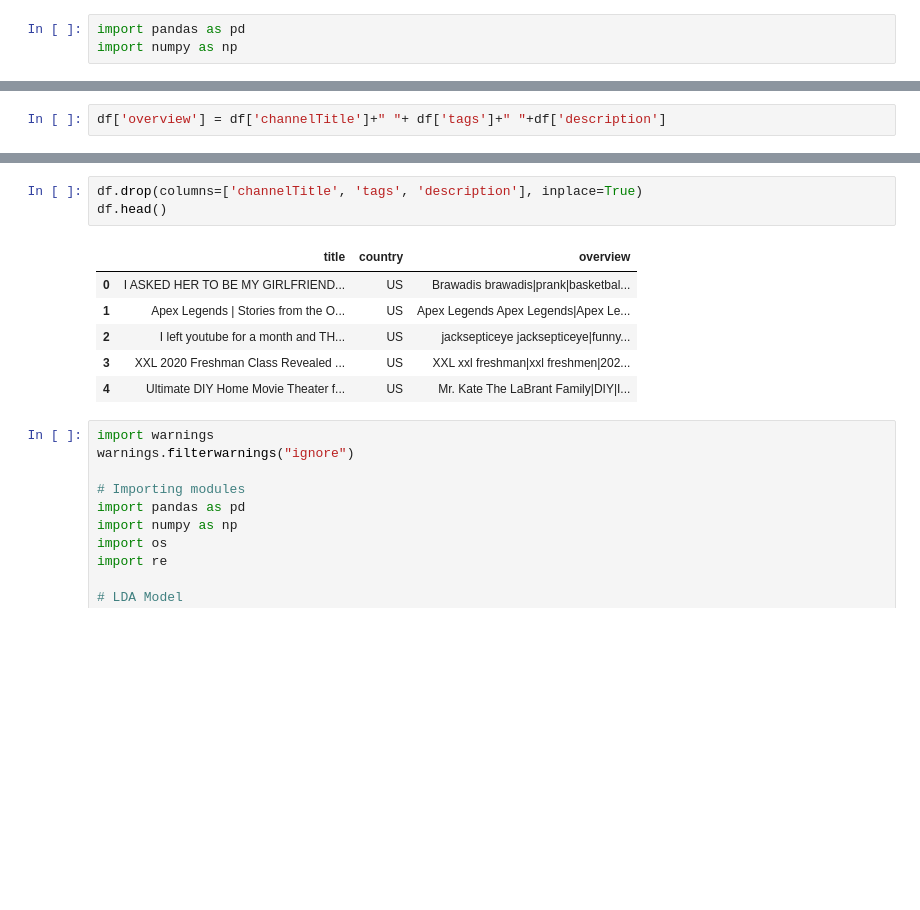
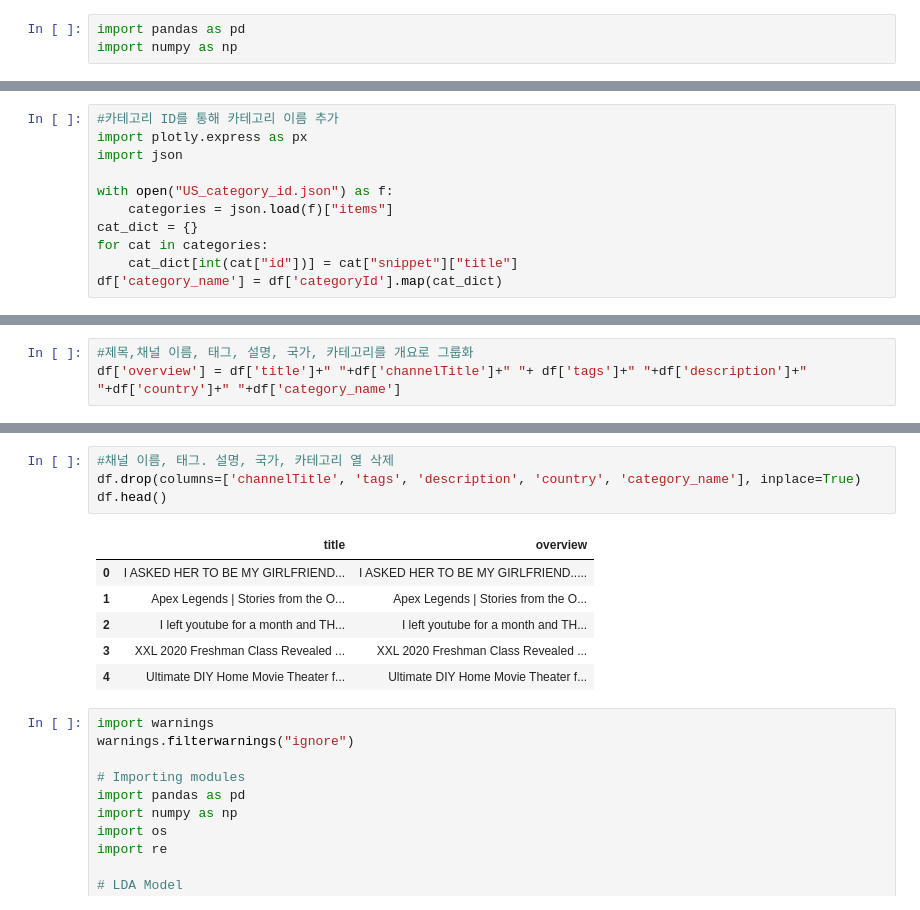
Before and after one commit to Hyeok000/OSSW_Project, a Jupyter notebook: Project.ipynb, the cells around one changed output, grey strips where cells are left out. Saved outputs shown, nothing was run; the diff lists cells and outputs as text; blank space fills up the shorter version.

```diff
--- a/Project.ipynb
+++ b/Project.ipynb
@@ -32,3 +34,14 @@ Data columns (total 17 columns):
  16  country            56191 non-null  object
 dtypes: bool(2), datetime64[ns, UTC](2), int64(5), object(8)
 memory usage: 6.5+ MB
+# %%
+#카테고리 ID를 통해 카테고리 이름 추가
+import plotly.express as px
+import json
+
+with open("US_category_id.json") as f:
+    categories = json.load(f)["items"]
+cat_dict = {}
+for cat in categories:
+    cat_dict[int(cat["id"])] = cat["snippet"]["title"]
+df['category_name'] = df['categoryId'].map(cat_dict)
@@ -141,5 +187,6 @@ memory usage: 462.3+ KB
-# %%
-df['overview'] = df['channelTitle']+" "+ df['tags']+" "+df['description']
+# %%
+#제목,채널 이름, 태그, 설명, 국가, 카테고리를 개요로 그룹화
+df['overview'] = df['title']+" "+df['channelTitle']+" "+ df['tags']+" "+df['description']+" "+df['country']+" "+df['category_name']
 # %%
 df.head()
 # %% [output]
@@ -152,13 +199,14 @@ df.head()
 # %%
-df.drop(columns=['channelTitle', 'tags', 'description'], inplace=True)
+#채널 이름, 태그. 설명, 국가, 카테고리 열 삭제
+df.drop(columns=['channelTitle', 'tags', 'description', 'country', 'category_name'], inplace=True)
 df.head()
 # %% [output]
-|  | title | country | overview |
-| 0 | I ASKED HER TO BE MY GIRLFRIEND... | US | Brawadis brawadis|prank|basketbal... |
-| 1 | Apex Legends | Stories from the O... | US | Apex Legends Apex Legends|Apex Le... |
-| 2 | I left youtube for a month and TH... | US | jacksepticeye jacksepticeye|funny... |
-| 3 | XXL 2020 Freshman Class Revealed ... | US | XXL xxl freshman|xxl freshmen|202... |
-| 4 | Ultimate DIY Home Movie Theater f... | US | Mr. Kate The LaBrant Family|DIY|I... |
+|  | title | overview |
+| 0 | I ASKED HER TO BE MY GIRLFRIEND... | I ASKED HER TO BE MY GIRLFRIEND..... |
+| 1 | Apex Legends | Stories from the O... | Apex Legends | Stories from the O... |
+| 2 | I left youtube for a month and TH... | I left youtube for a month and TH... |
+| 3 | XXL 2020 Freshman Class Revealed ... | XXL 2020 Freshman Class Revealed ... |
+| 4 | Ultimate DIY Home Movie Theater f... | Ultimate DIY Home Movie Theater f... |
 # %%
 import warnings
 warnings.filterwarnings("ignore")
```
Also changed, not shown: parts of 24 cells of this notebook.
